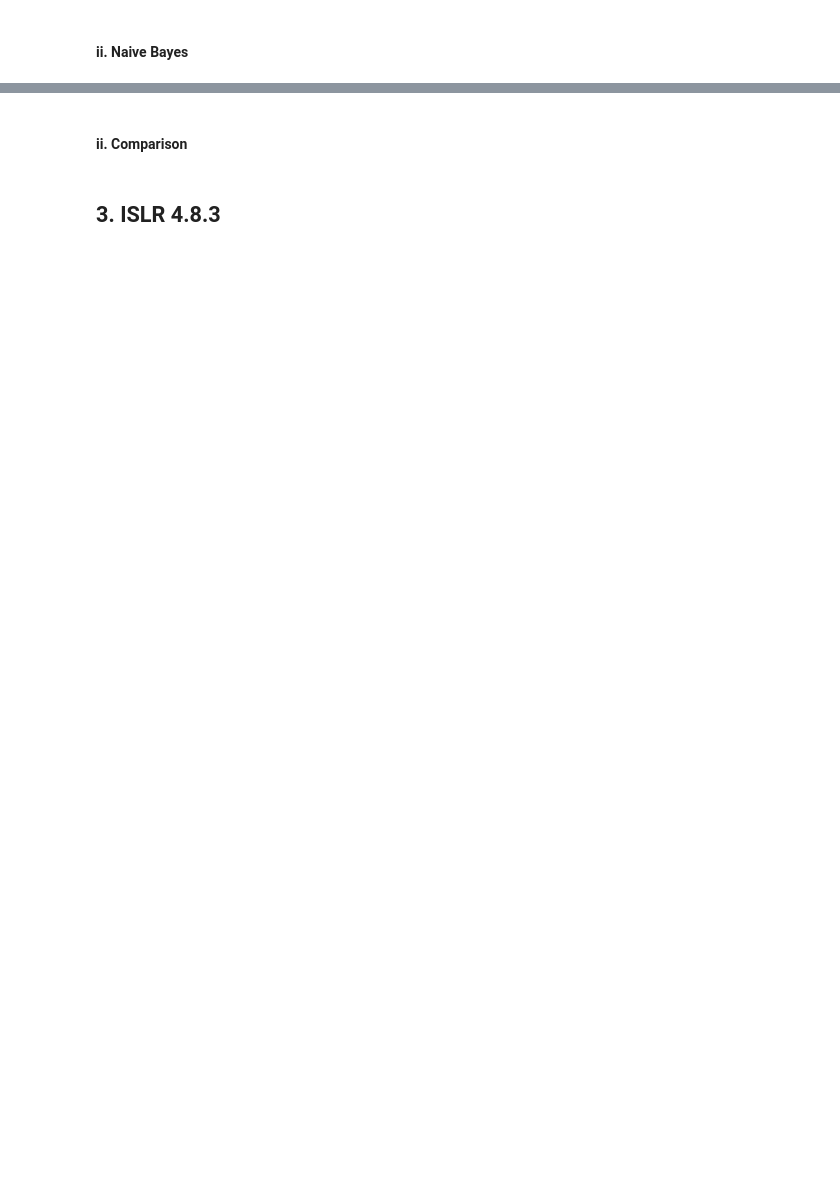
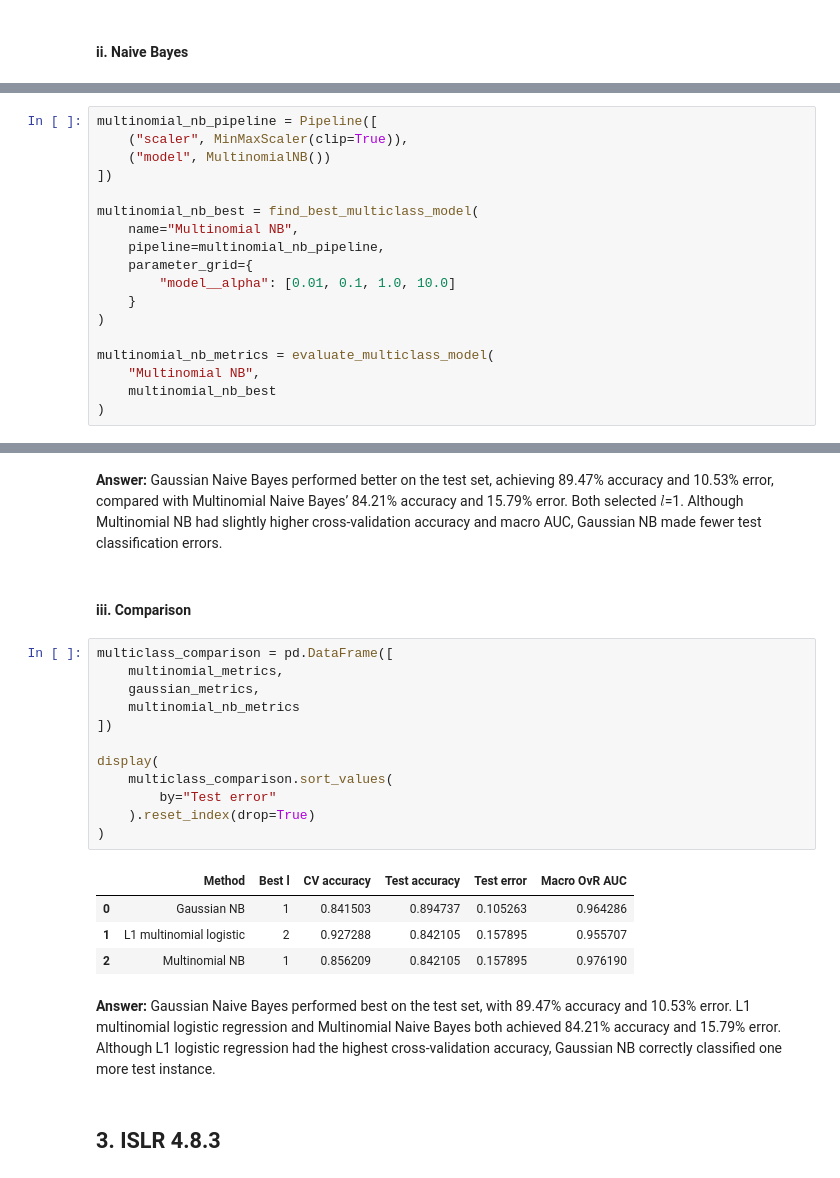
Before and after one commit to akeehan56/DSCI552, a Jupyter notebook: HW4/notebook/Keehan_Alyssa_HW4.ipynb, the cells around one changed output, grey strips where cells are left out. Cells and saved outputs as stored; diff of their text form; blank space fills up the shorter version.

```diff
--- a/HW4/notebook/Keehan_Alyssa_HW4.ipynb
+++ b/HW4/notebook/Keehan_Alyssa_HW4.ipynb
@@ -1353,0 +1538,18 @@ model_specs = {
+# %%
+multinomial_nb_pipeline = Pipeline([
+    ("scaler", MinMaxScaler(clip=True)),
+    ("model", MultinomialNB())
+])
+
+multinomial_nb_best = find_best_multiclass_model(
+    name="Multinomial NB",
+    pipeline=multinomial_nb_pipeline,
+    parameter_grid={
+        "model__alpha": [0.01, 0.1, 1.0, 10.0]
+    }
+)
+
+multinomial_nb_metrics = evaluate_multiclass_model(
+    "Multinomial NB",
+    multinomial_nb_best
+)
@@ -1354,4 +1609,25 @@ model_specs = {
+# %% [markdown]
+**Answer:** Gaussian Naive Bayes performed better on the test set, achieving 89.47% accuracy and 10.53% error, compared with Multinomial Naive Bayes’ 84.21% accuracy and 15.79% error. Both selected $l$=1. Although Multinomial NB had slightly higher cross-validation accuracy and macro AUC, Gaussian NB made fewer test classification errors.
 # %% [markdown]
-#### ii. Comparison
+#### iii. Comparison
+# %%
+multiclass_comparison = pd.DataFrame([
+    multinomial_metrics,
+    gaussian_metrics,
+    multinomial_nb_metrics
+])
+
+display(
+    multiclass_comparison.sort_values(
+        by="Test error"
+    ).reset_index(drop=True)
+)
+# %% [output]
+|  | Method | Best l | CV accuracy | Test accuracy | Test error | Macro OvR AUC |
+| 0 | Gaussian NB | 1 | 0.841503 | 0.894737 | 0.105263 | 0.964286 |
+| 1 | L1 multinomial logistic | 2 | 0.927288 | 0.842105 | 0.157895 | 0.955707 |
+| 2 | Multinomial NB | 1 | 0.856209 | 0.842105 | 0.157895 | 0.976190 |
+# %% [markdown]
+**Answer:** Gaussian Naive Bayes performed best on the test set, with 89.47% accuracy and 10.53% error. L1 multinomial logistic regression and Multinomial Naive Bayes both achieved 84.21% accuracy and 15.79% error. Although L1 logistic regression had the highest cross-validation accuracy, Gaussian NB correctly classified one more test instance.
 # %% [markdown]
 ## 3. ISLR 4.8.3
```
Also changed, not shown: parts of 12 cells of this notebook.
